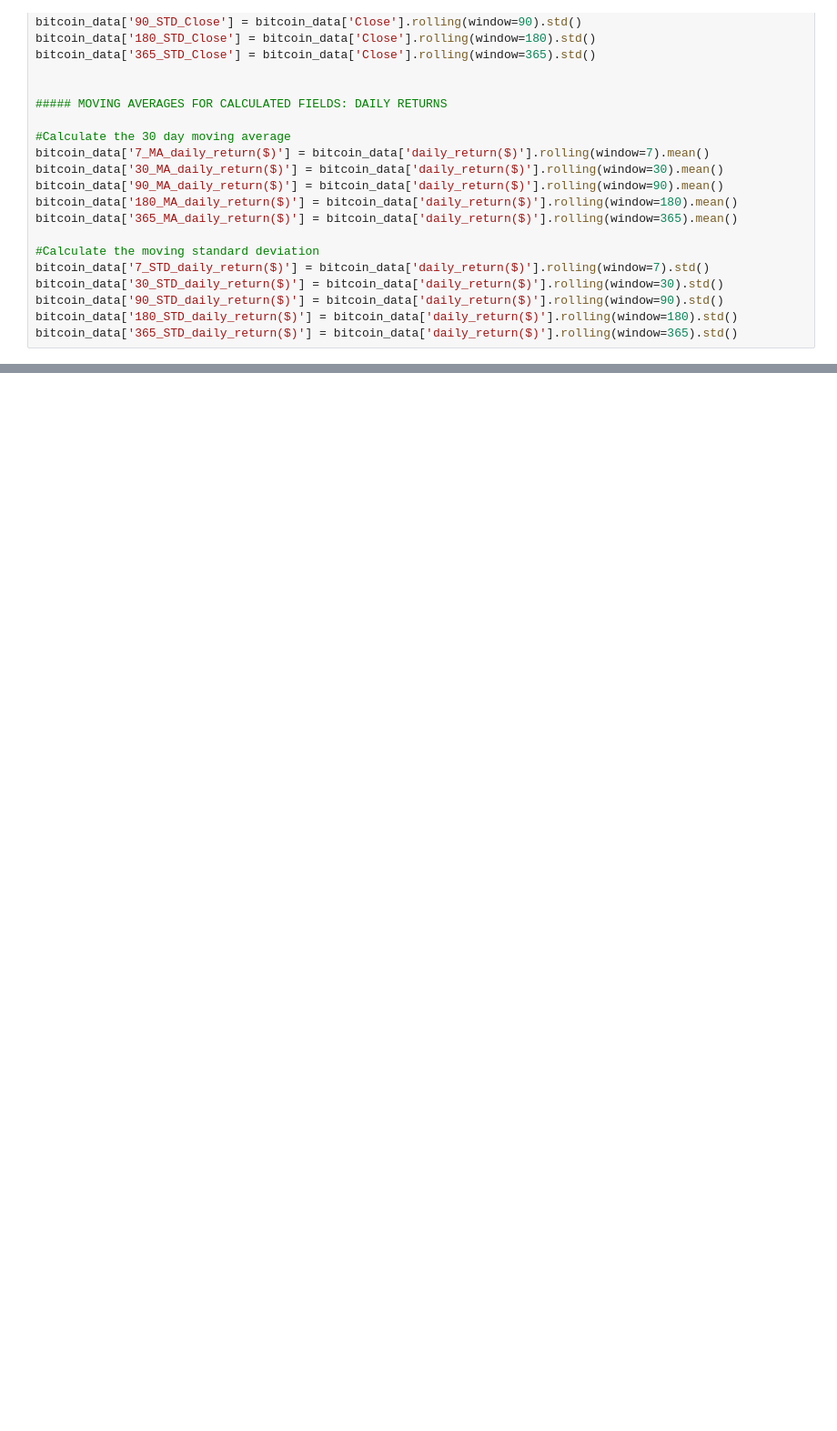
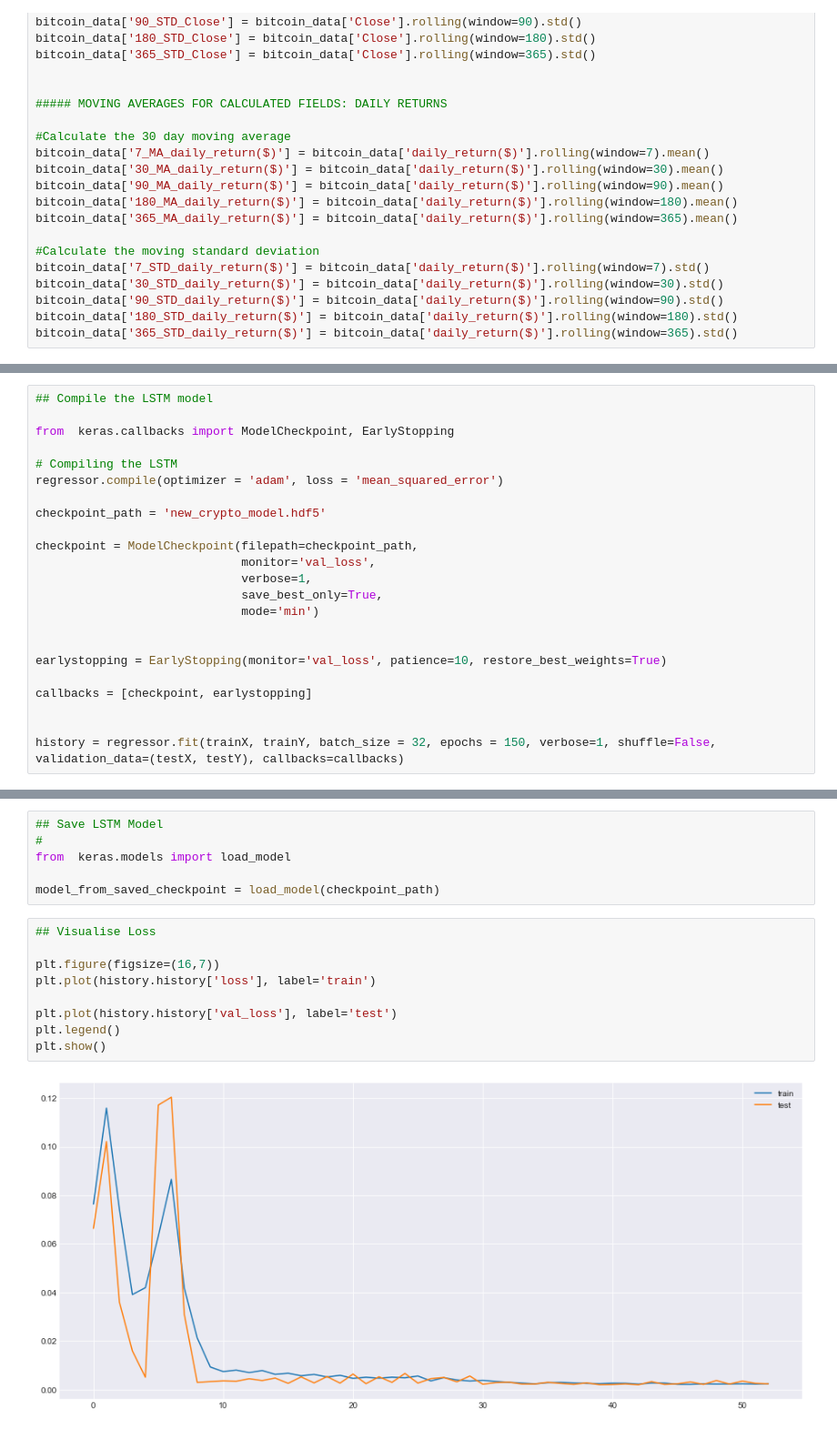
Before and after one commit to abelunbound/com724, a Jupyter notebook: assessment/Com724AE2Backup.ipynb, the cells around one changed output, grey strips where cells are left out. Shown: that part at 91% size. Saved outputs shown, nothing was run; the diff lists cells and outputs as text; blank space fills up the shorter version.

```diff
--- a/assessment/Com724AE2Backup.ipynb
+++ b/assessment/Com724AE2Backup.ipynb
@@ -726,0 +596,23 @@ if __name__ == '__main__':
+# %%
+## Compile the LSTM model
+
+from  keras.callbacks import ModelCheckpoint, EarlyStopping
+
+# Compiling the LSTM
+regressor.compile(optimizer = 'adam', loss = 'mean_squared_error')
+
+checkpoint_path = 'new_crypto_model.hdf5'
+
+checkpoint = ModelCheckpoint(filepath=checkpoint_path,
+                             monitor='val_loss',
+                             verbose=1,
+                             save_best_only=True,
+                             mode='min')
+
+
+earlystopping = EarlyStopping(monitor='val_loss', patience=10, restore_best_weights=True)
+
+callbacks = [checkpoint, earlystopping]
+
+
+history = regressor.fit(trainX, trainY, batch_size = 32, epochs = 150, verbose=1, shuffle=False, validation_data=(testX, testY), callbacks=callbacks)
@@ -726,0 +637,17 @@ if __name__ == '__main__':
+# %%
+## Save LSTM Model
+#
+from  keras.models import load_model
+
+model_from_saved_checkpoint = load_model(checkpoint_path)
+# %%
+## Visualise Loss
+
+plt.figure(figsize=(16,7))
+plt.plot(history.history['loss'], label='train')
+
+plt.plot(history.history['val_loss'], label='test')
+plt.legend()
+plt.show()
+# %% [output]
+[figure, added]
```
Also changed, not shown: parts of 40 cells of this notebook, 13 other files.
